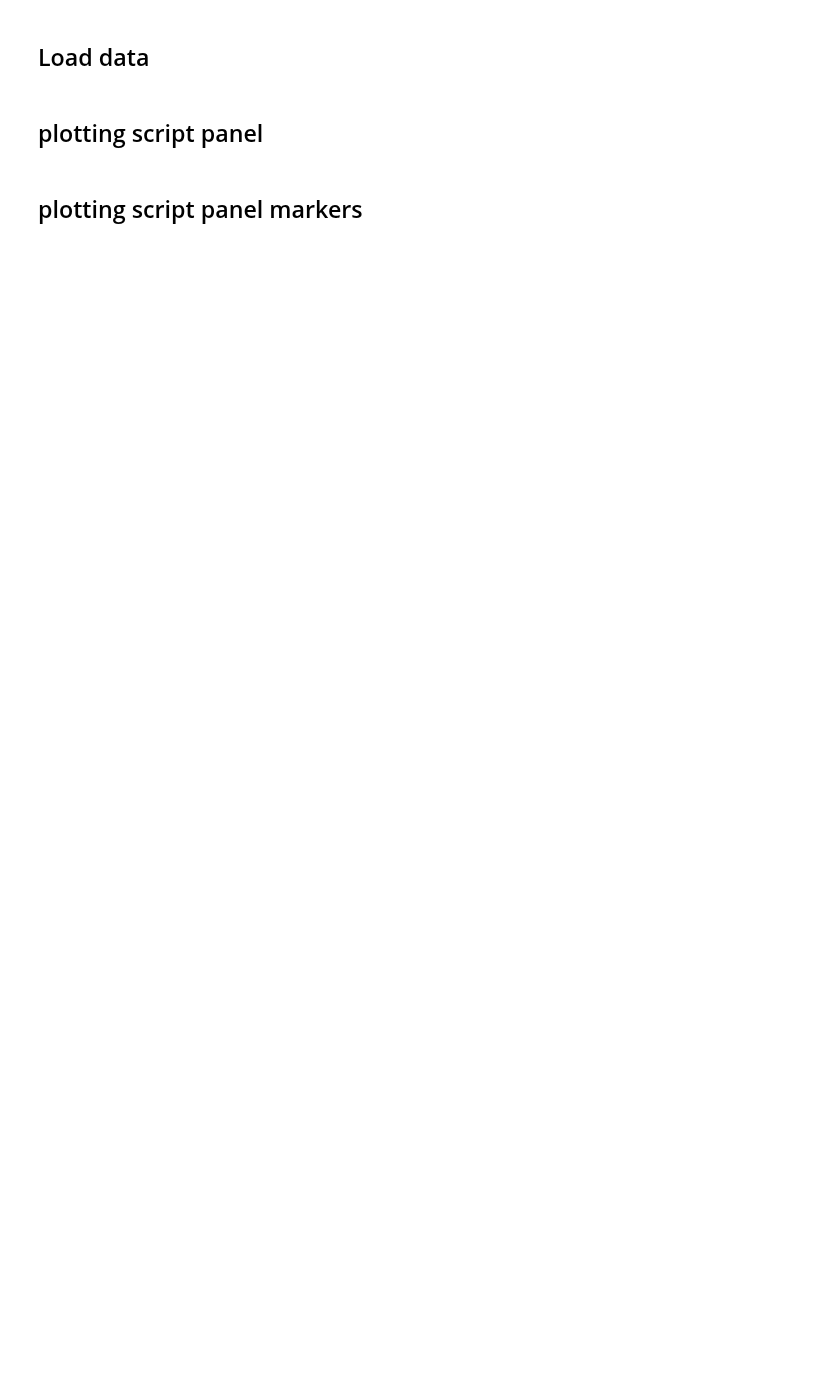
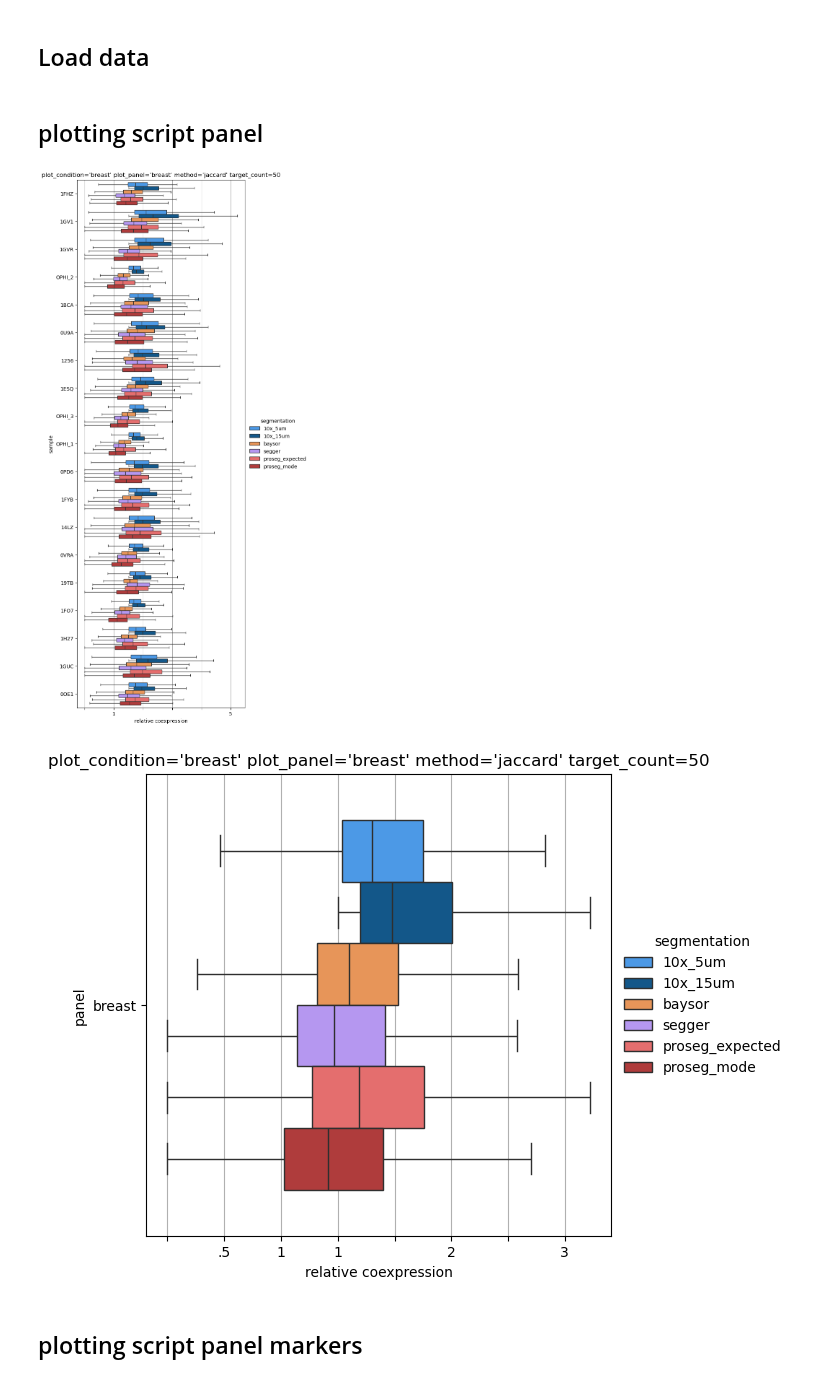
Before and after one commit to bdsc-tds/Bilous2025, a Jupyter notebook: workflow/notebooks/xenium/0-xenium_coexpression.ipynb, the cells around one changed output. Drawn from its saved outputs; the diff is of its cells as text; code cells hidden in the pictures; blank space fills up the shorter version.

```diff
--- a/workflow/notebooks/xenium/0-xenium_coexpression.ipynb
+++ b/workflow/notebooks/xenium/0-xenium_coexpression.ipynb
@@ -144,13 +144,24 @@ def float_or_str(value):
         raise argparse.ArgumentTypeError(f"Invalid value: {value}. Must be a float or 'auto'.")
 
 
+# def format_ticks(x):
+#     if x < 0.1:
+#         return ""
+#     elif x < 1:
+#         return f".{str(x.round(6))[2:]}"
+#     else:
+#         return int(x)
+
+
 def format_ticks(x):
-    if x < 0.1:
+    x_str = str(x.round(6))
+    if "5" in x_str or "1" in x_str:
+        if x < 1:
+            return f".{x_str[2:]}"
+        else:
+            return int(x)
+    else:
         return ""
-    elif x < 1:
-        return f".{str(x.round(6))[2:]}"
-    else:
-        return int(x)
 
 
 results_dir = Path(cfg['results_dir'])
@@ -234,7 +245,6 @@ for k in CC.keys():
             min_cond_coex_mode=min_cond_coex_mode,
             cc_cutoff=cc_cutoff,
             method=method,
-            log2=False
         )
     )
 
@@ -283,33 +293,36 @@ for y in ["sample", "panel"]:
         y=y,
         hue=hue,
         hue_order=unique_labels,
         palette=palette,
         # cut=0,
         # width=0.8,
         # inner="quart",
         showfliers=showfliers,
         flierprops={
             "marker": "o",
             "color": "black",
             "markersize": 1,
             "markerfacecolor": "w",
         },
     )
 
     # sns.despine(offset=10, trim=True)
 
     if not log:
         ax.set_xticklabels([format_ticks(x) for x in ax.get_xticks(minor=True)], minor=True)
         ax.set_xticklabels([format_ticks(x) for x in ax.get_xticks()])
         ax.tick_params(axis="both", which="minor", labelsize=6)
 
     ax.xaxis.grid(True)
 
     plt.title(f"{plot_condition=} {plot_panel=} {method=} {target_count=}")
     plt.legend(loc="center left", bbox_to_anchor=(1, 0.5), title=hue, frameon=False)
     plt.gca().xaxis.grid(True)
     # plt.savefig(out_file_, dpi=dpi, bbox_inches="tight")
     plt.show()
+# %% [output]
+[figure, added]
+[figure, added]
 # %%
 from pathlib import Path
 import sys
```
Also changed, not shown: parts of 2 cells of this notebook, 13 other files.
